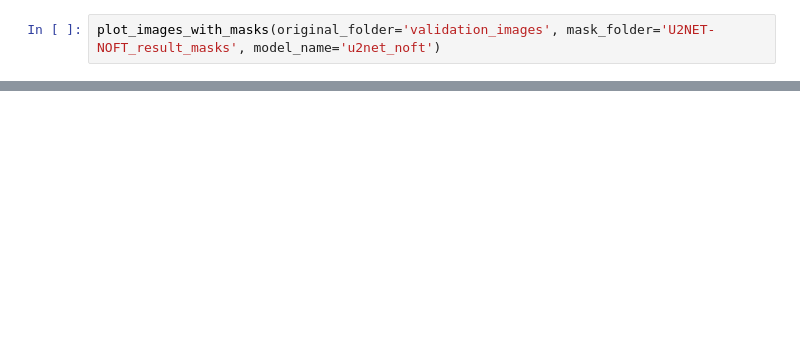
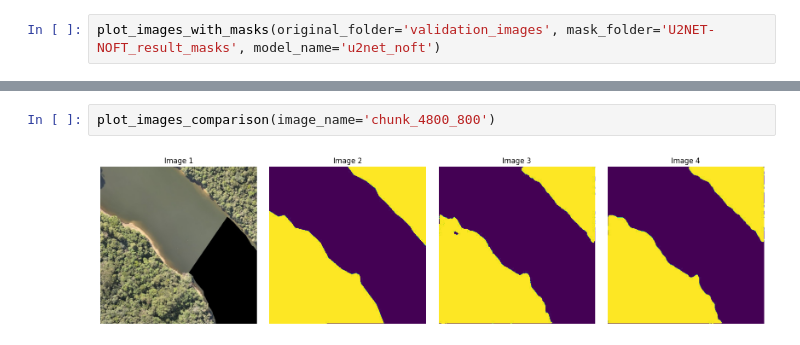
Before and after one commit to luaoliveira/tcc, a Jupyter notebook: mymodels/some_tests.ipynb, the cells around one changed output, grey strips where cells are left out. Cells and saved outputs as stored; diff of their text form; blank space fills up the shorter version.

```diff
--- a/mymodels/some_tests.ipynb
+++ b/mymodels/some_tests.ipynb
@@ -11,0 +10,4 @@ AttributeError: 'NoneType' object has no attribute 'shape'
+# %%
+plot_images_comparison(image_name='chunk_4800_800')
+# %% [output]
+[figure, added]
```
Also changed, not shown: parts of 2 cells of this notebook, 37 other files.
